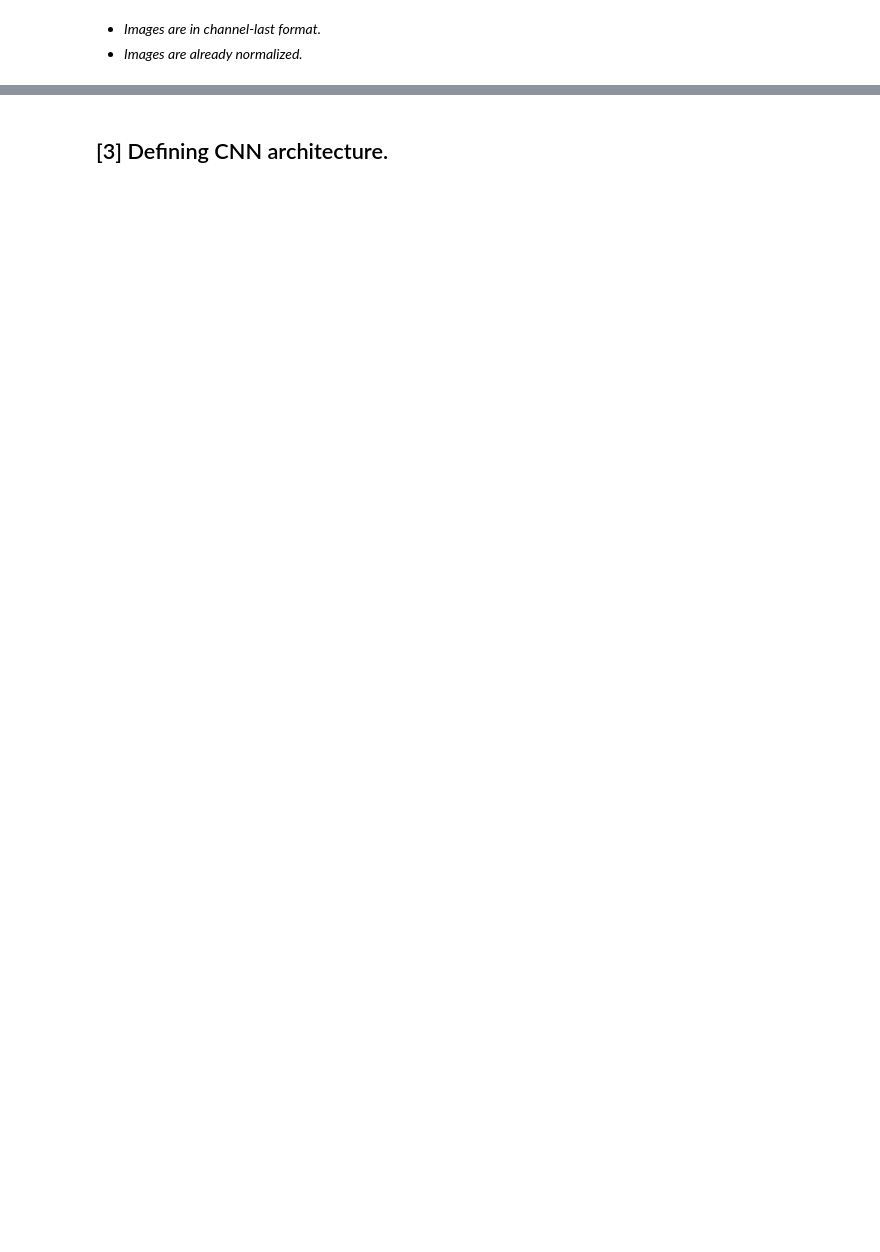
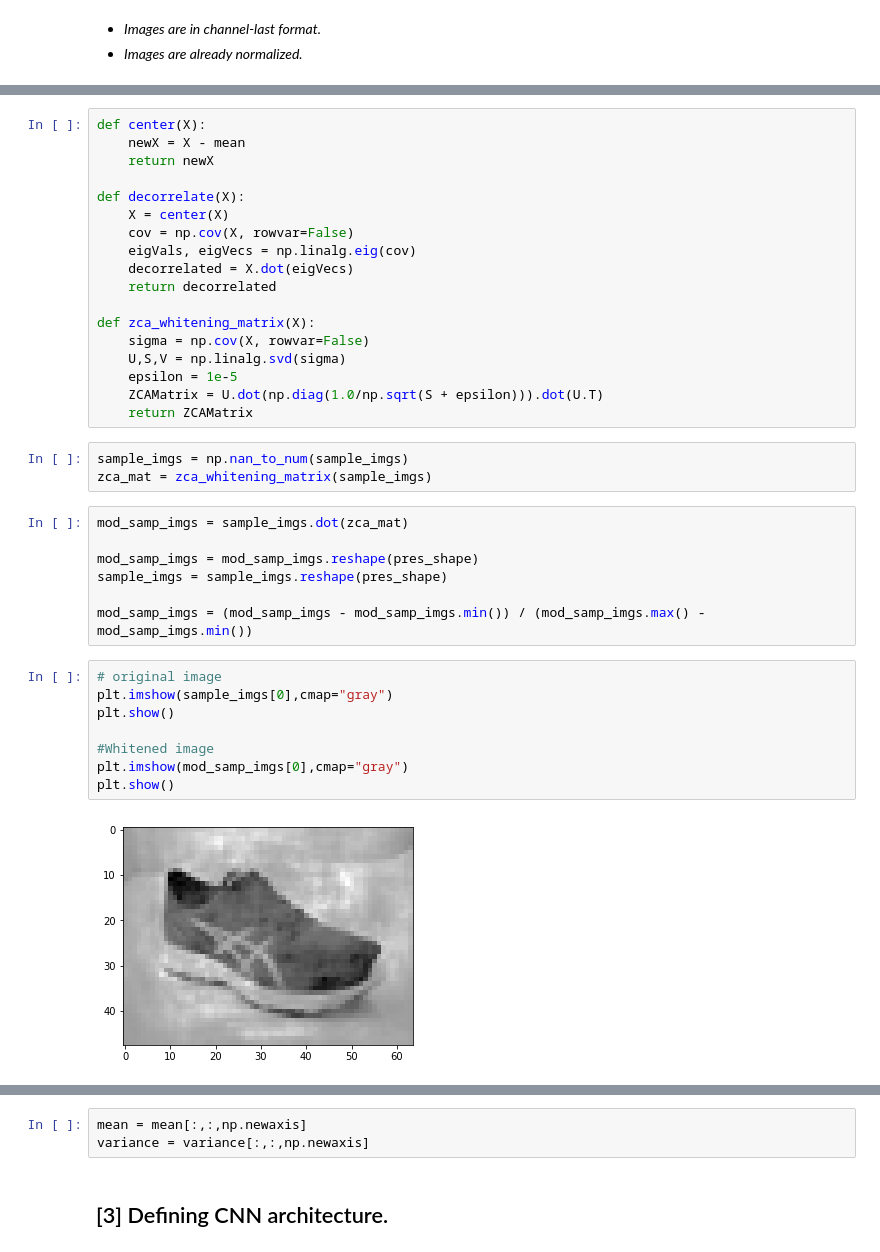
Before and after one commit to sanjeethboddi/Bounding-Box-Generator, a Jupyter notebook: 2. Bbox regressor.ipynb, the cells around one changed output, grey strips where cells are left out. Saved outputs shown, nothing was run; the diff lists cells and outputs as text; blank space fills up the shorter version.

```diff
--- a/2. Bbox regressor.ipynb
+++ b/2. Bbox regressor.ipynb
@@ -123,0 +185,38 @@ img_shape = (480,640,3)
+# %%
+def center(X):
+    newX = X - mean
+    return newX
+
+def decorrelate(X):
+    X = center(X)
+    cov = np.cov(X, rowvar=False)
+    eigVals, eigVecs = np.linalg.eig(cov)
+    decorrelated = X.dot(eigVecs)
+    return decorrelated
+
+def zca_whitening_matrix(X):
+    sigma = np.cov(X, rowvar=False)
+    U,S,V = np.linalg.svd(sigma)
+    epsilon = 1e-5
+    ZCAMatrix = U.dot(np.diag(1.0/np.sqrt(S + epsilon))).dot(U.T)
+    return ZCAMatrix
+# %%
+sample_imgs = np.nan_to_num(sample_imgs)
+zca_mat = zca_whitening_matrix(sample_imgs)
+# %%
+mod_samp_imgs = sample_imgs.dot(zca_mat)
+
+mod_samp_imgs = mod_samp_imgs.reshape(pres_shape)
+sample_imgs = sample_imgs.reshape(pres_shape)
+
+mod_samp_imgs = (mod_samp_imgs - mod_samp_imgs.min()) / (mod_samp_imgs.max() - mod_samp_imgs.min())
+# %%
+# original image
+plt.imshow(sample_imgs[0],cmap="gray")
+plt.show()
+
+#Whitened image
+plt.imshow(mod_samp_imgs[0],cmap="gray")
+plt.show()
+# %% [output]
+[figure, added]
@@ -124,3 +224,6 @@ img_shape = (480,640,3)
+# %%
+mean = mean[:,:,np.newaxis]
+variance = variance[:,:,np.newaxis]
 # %% [markdown]
 ## [3] Defining CNN architecture.
 # %%
```
Also changed, not shown: parts of 21 cells of this notebook.
